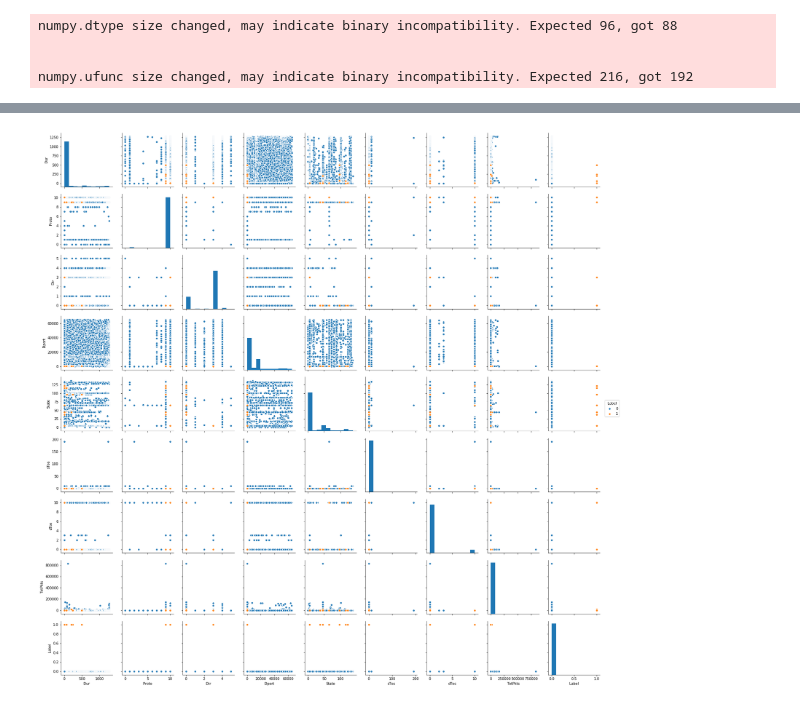
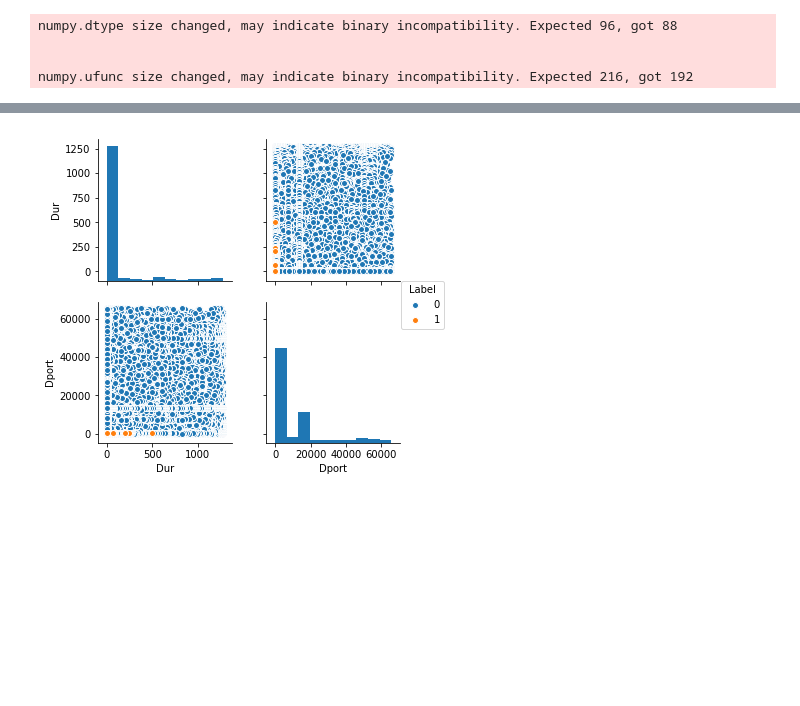
Before and after one commit to tpbvieira/anomaly-detection, a Jupyter notebook: network-attack-detection/botnet-detection-eda-view.ipynb, the cells around one changed output, grey strips where cells are left out. Drawn from its saved outputs; the diff is of its cells as text; code cells hidden in the pictures; blank space fills up the shorter version.

```diff
--- a/network-attack-detection/botnet-detection-eda-view.ipynb
+++ b/network-attack-detection/botnet-detection-eda-view.ipynb
@@ -381,7 +382,7 @@ tmp_df = df.dropna()
 
 # Create a scatter matrix of the aggregated dataframe
 # Choose a few interesting features to pairplot based on the heat maps
-plot_features = ['Dur','Proto','Dir','Dport','State','sTos','dTos','TotPkts','Label']
+plot_features = ['Dur','Dport']
 sns_plot = sns.pairplot(tmp_df, vars=plot_features, hue='Label')
 sns_plot.savefig("results/figures/raw_pairplot.png")
 # %% [output]
@@ -390,4 +391,4 @@ Wall time: 2min 21s
-[figure, old version]
+[figure, new version]
 # %%
 # The datastructure to hold our feature extraction functions,
 # which will get applied to each aggregation of the datasets.
```
Also changed, not shown: parts of 9 cells of this notebook, 3 other files.
